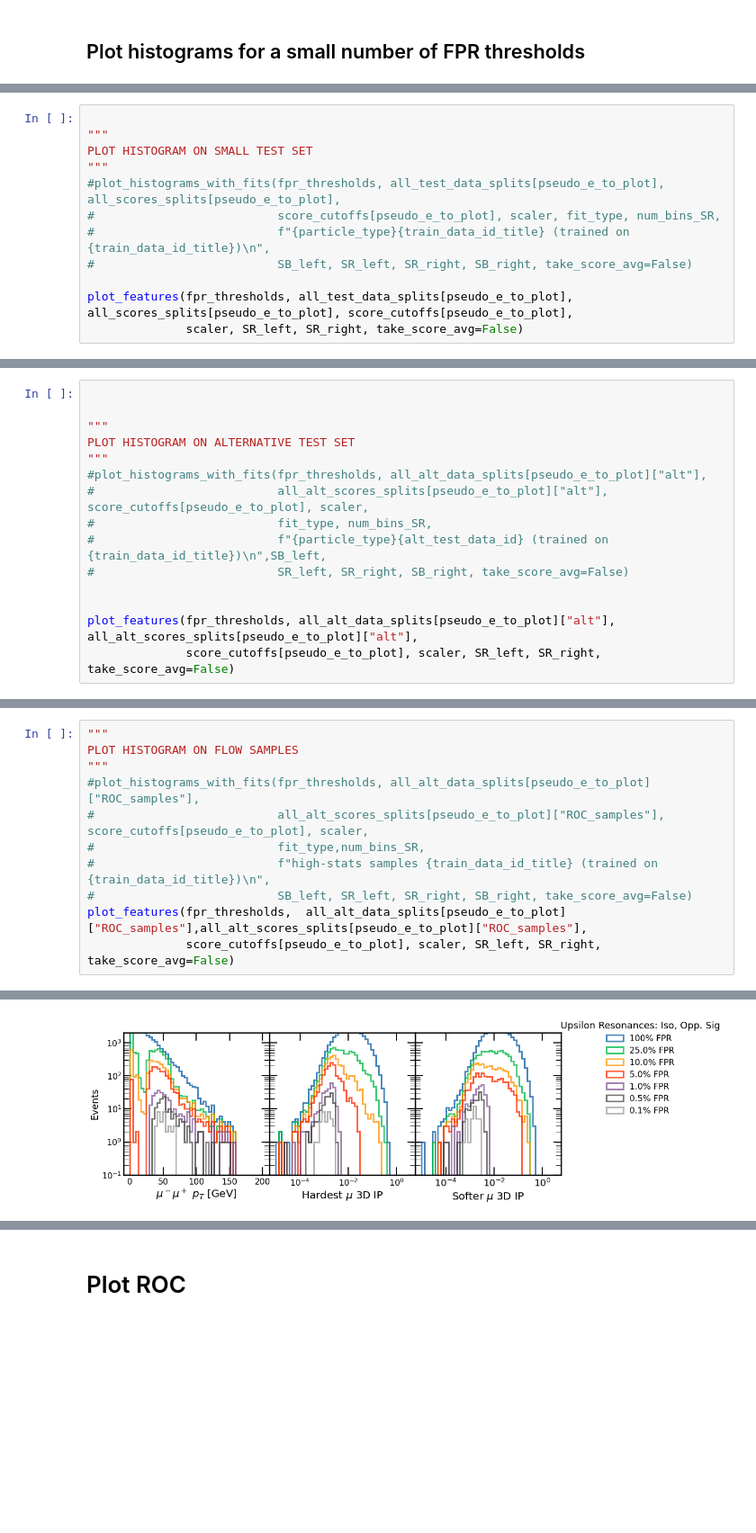
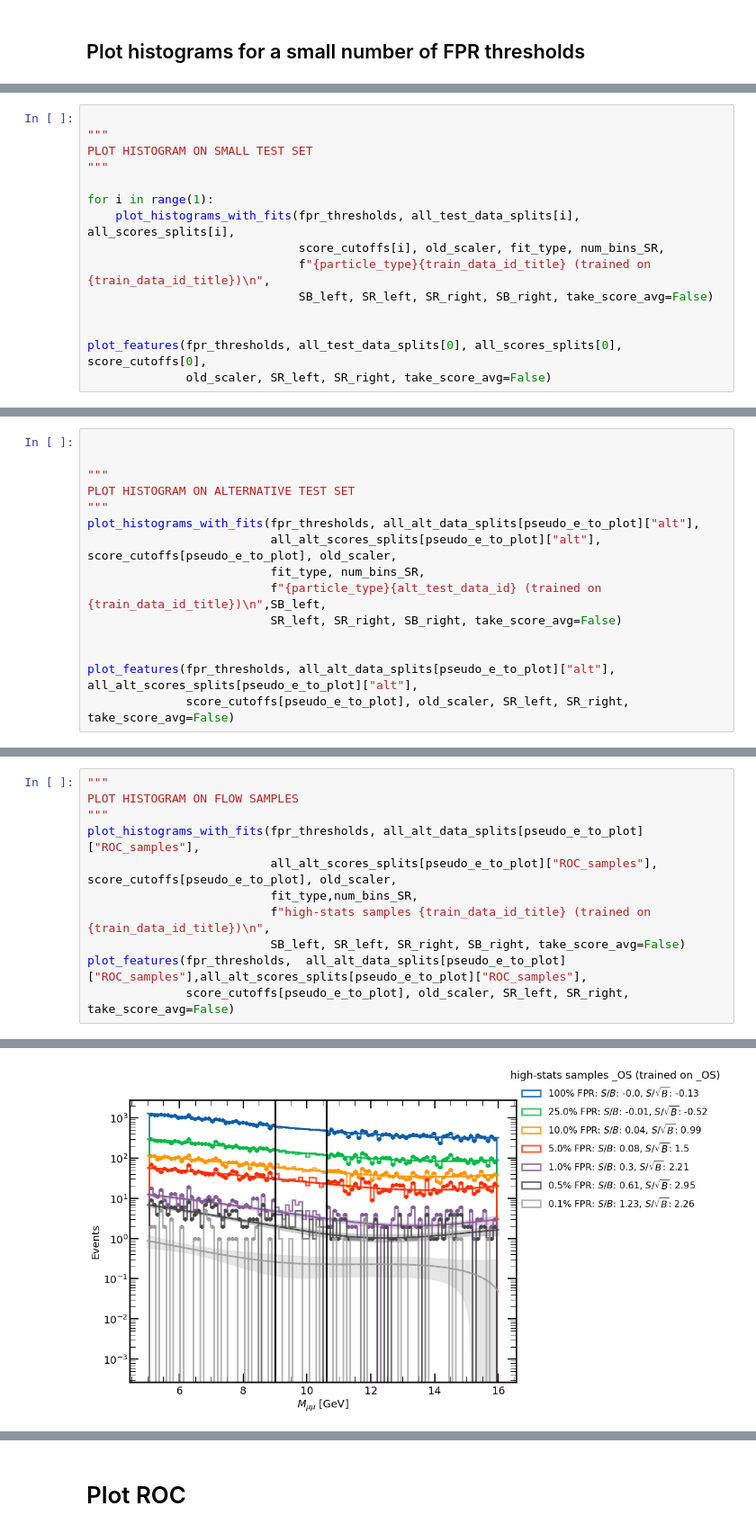
Before and after one commit to hep-lbdl/dimuonAD, a Jupyter notebook: 08a_plot_results_single_window_radha.ipynb, the cells around one changed output, grey strips where cells are left out. Shown: that part at 90% size. Cells and saved outputs as stored; diff of their text form; blank space fills up the shorter version.

```diff
--- a/08a_plot_results_single_window_radha.ipynb
+++ b/08a_plot_results_single_window_radha.ipynb
@@ -319,11 +456,14 @@ def plot_features(fpr_thresholds, data_dict_by_fold, scores_dict_by_fold, score_
 """
 PLOT HISTOGRAM ON SMALL TEST SET
 """
-#plot_histograms_with_fits(fpr_thresholds, all_test_data_splits[pseudo_e_to_plot], all_scores_splits[pseudo_e_to_plot],
-#                          score_cutoffs[pseudo_e_to_plot], scaler, fit_type, num_bins_SR,
-#                          f"{particle_type}{train_data_id_title} (trained on {train_data_id_title})\n",
-#                          SB_left, SR_left, SR_right, SB_right, take_score_avg=False)
 
-plot_features(fpr_thresholds, all_test_data_splits[pseudo_e_to_plot], all_scores_splits[pseudo_e_to_plot], score_cutoffs[pseudo_e_to_plot],
-              scaler, SR_left, SR_right, take_score_avg=False)
+for i in range(1):
+    plot_histograms_with_fits(fpr_thresholds, all_test_data_splits[i], all_scores_splits[i],
+                              score_cutoffs[i], old_scaler, fit_type, num_bins_SR,
+                              f"{particle_type}{train_data_id_title} (trained on {train_data_id_title})\n",
+                              SB_left, SR_left, SR_right, SB_right, take_score_avg=False)
+
+
+plot_features(fpr_thresholds, all_test_data_splits[0], all_scores_splits[0], score_cutoffs[0],
+              old_scaler, SR_left, SR_right, take_score_avg=False)
 # %% [output]
@@ -334,13 +489,13 @@ plot_features(fpr_thresholds, all_test_data_splits[pseudo_e_to_plot], all_scores
 """
 PLOT HISTOGRAM ON ALTERNATIVE TEST SET
 """
-#plot_histograms_with_fits(fpr_thresholds, all_alt_data_splits[pseudo_e_to_plot]["alt"],
-#                          all_alt_scores_splits[pseudo_e_to_plot]["alt"], score_cutoffs[pseudo_e_to_plot], scaler,
-#                          fit_type, num_bins_SR,
-#                          f"{particle_type}{alt_test_data_id} (trained on {train_data_id_title})\n",SB_left,
-#                          SR_left, SR_right, SB_right, take_score_avg=False)
+plot_histograms_with_fits(fpr_thresholds, all_alt_data_splits[pseudo_e_to_plot]["alt"],
+                          all_alt_scores_splits[pseudo_e_to_plot]["alt"], score_cutoffs[pseudo_e_to_plot], old_scaler,
+                          fit_type, num_bins_SR,
+                          f"{particle_type}{alt_test_data_id} (trained on {train_data_id_title})\n",SB_left,
+                          SR_left, SR_right, SB_right, take_score_avg=False)
 
 
 plot_features(fpr_thresholds, all_alt_data_splits[pseudo_e_to_plot]["alt"], all_alt_scores_splits[pseudo_e_to_plot]["alt"],
-              score_cutoffs[pseudo_e_to_plot], scaler, SR_left, SR_right, take_score_avg=False)
+              score_cutoffs[pseudo_e_to_plot], old_scaler, SR_left, SR_right, take_score_avg=False)
 # %% [output]
@@ -349,11 +519,11 @@ plot_features(fpr_thresholds, all_alt_data_splits[pseudo_e_to_plot]["alt"], all_
 """
 PLOT HISTOGRAM ON FLOW SAMPLES
 """
-#plot_histograms_with_fits(fpr_thresholds, all_alt_data_splits[pseudo_e_to_plot]["ROC_samples"],
-#                          all_alt_scores_splits[pseudo_e_to_plot]["ROC_samples"], score_cutoffs[pseudo_e_to_plot], scaler,
-#                          fit_type,num_bins_SR,
-#                          f"high-stats samples {train_data_id_title} (trained on {train_data_id_title})\n",
-#                          SB_left, SR_left, SR_right, SB_right, take_score_avg=False)
+plot_histograms_with_fits(fpr_thresholds, all_alt_data_splits[pseudo_e_to_plot]["ROC_samples"],
+                          all_alt_scores_splits[pseudo_e_to_plot]["ROC_samples"], score_cutoffs[pseudo_e_to_plot], old_scaler,
+                          fit_type,num_bins_SR,
+                          f"high-stats samples {train_data_id_title} (trained on {train_data_id_title})\n",
+                          SB_left, SR_left, SR_right, SB_right, take_score_avg=False)
 plot_features(fpr_thresholds,  all_alt_data_splits[pseudo_e_to_plot]["ROC_samples"],all_alt_scores_splits[pseudo_e_to_plot]["ROC_samples"],
-              score_cutoffs[pseudo_e_to_plot], scaler, SR_left, SR_right, take_score_avg=False)
+              score_cutoffs[pseudo_e_to_plot], old_scaler, SR_left, SR_right, take_score_avg=False)
 # %% [output]
@@ -360 +544 @@ plot_features(fpr_thresholds,  all_alt_data_splits[pseudo_e_to_plot]["ROC_sample
-[figure, old version]
+[figure, new version]
```
Also changed, not shown: parts of 13 cells of this notebook.
